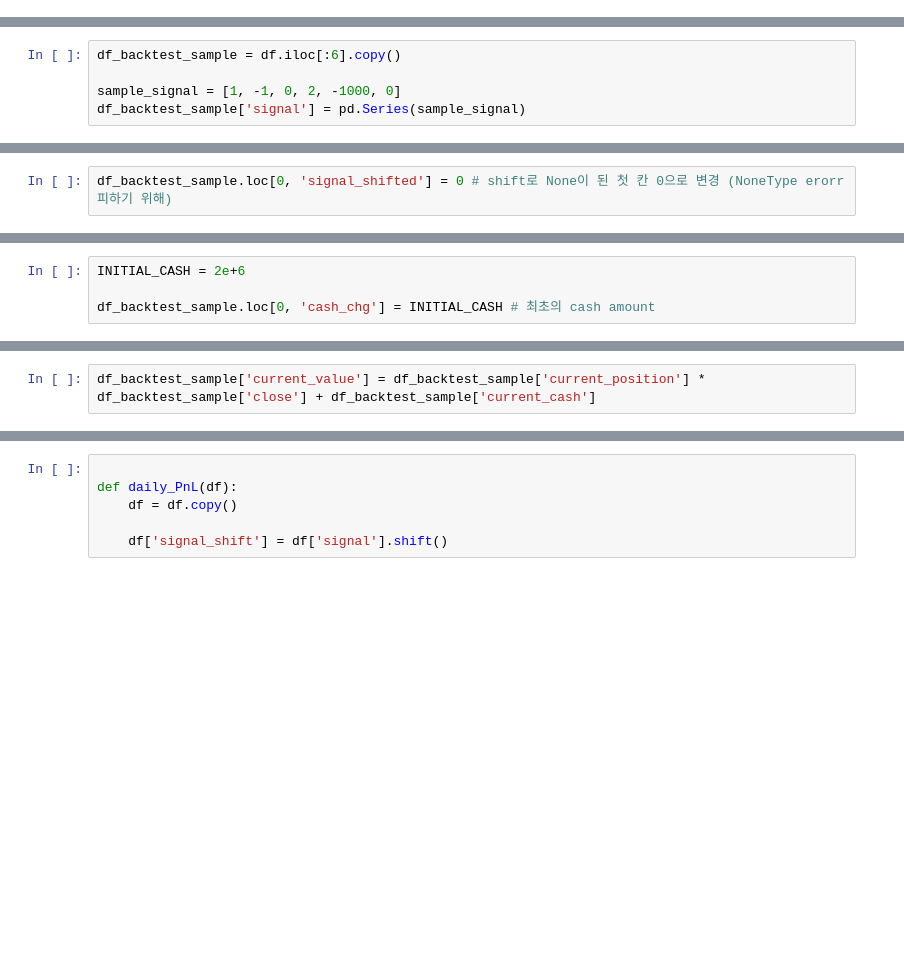
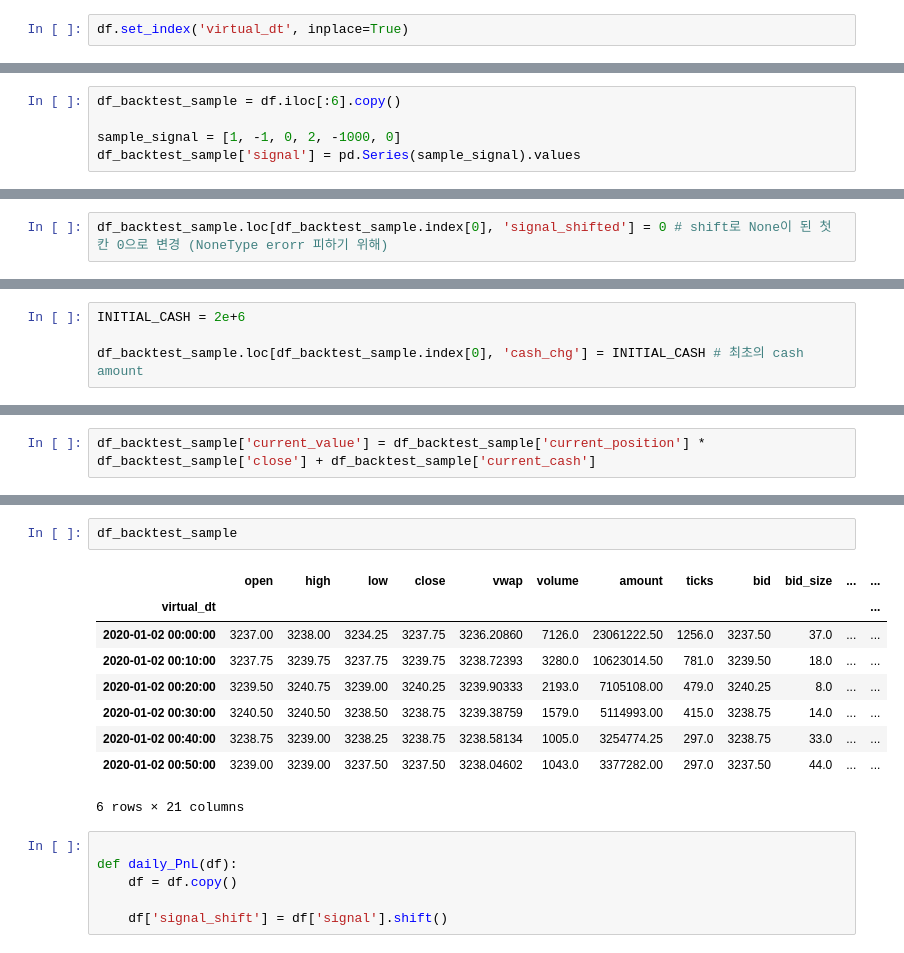
Before and after one commit to jaepil-choi/hanaquantchallenge, a Jupyter notebook: eda.ipynb, the cells around one changed output, grey strips where cells are left out. Saved outputs shown, nothing was run; the diff lists cells and outputs as text; blank space fills up the shorter version.

Commit message:
[FIX] : Fix df to use virtual_dt timestamp as index

```diff
--- a/eda.ipynb
+++ b/eda.ipynb
@@ -63,6 +63,8 @@ df['virtual_dt'] = pd.to_datetime(df['virtual_dt'])
 df['tr_date'] = pd.to_datetime(df['tr_date'])
 # %%
 df['KST'] = pd.to_datetime(df['KST'])
+# %%
+df.set_index('virtual_dt', inplace=True)
 # %%
 df.to_pickle(data_path / 'data_quanttrading.pickle')
 # %% [markdown]
@@ -160,4 +162,4 @@ def trade(
 df_backtest_sample = df.iloc[:6].copy()
 
 sample_signal = [1, -1, 0, 2, -1000, 0]
-df_backtest_sample['signal'] = pd.Series(sample_signal)
+df_backtest_sample['signal'] = pd.Series(sample_signal).values
@@ -167,7 +171,7 @@ df_backtest_sample['signal_shifted'] = df_backtest_sample['signal'].shift()
 df_backtest_sample['position_chg'] = np.nan
 df_backtest_sample['cash_chg'] = np.nan
 # %%
-df_backtest_sample.loc[0, 'signal_shifted'] = 0 # shift로 None이 된 첫 칸 0으로 변경 (NoneType erorr 피하기 위해)
+df_backtest_sample.loc[df_backtest_sample.index[0], 'signal_shifted'] = 0 # shift로 None이 된 첫 칸 0으로 변경 (NoneType erorr 피하기 위해)
 # %%
 df_backtest_sample['position_chg'] = df_backtest_sample.apply(
     lambda row: trade(
@@ -193,7 +197,7 @@ df_backtest_sample['cash_chg'] = df_backtest_sample.apply(
 # %%
 INITIAL_CASH = 2e+6
 
-df_backtest_sample.loc[0, 'cash_chg'] = INITIAL_CASH # 최초의 cash amount
+df_backtest_sample.loc[df_backtest_sample.index[0], 'cash_chg'] = INITIAL_CASH # 최초의 cash amount
 # %%
 df_backtest_sample['current_position'] = df_backtest_sample['position_chg'].cumsum()
 # %%
@@ -214,3 +218,15 @@ df_backtest_sample['current_value']
+# %%
+df_backtest_sample
+# %% [output]
+|  | open | high | low | close | vwap | volume | amount | ticks | bid | bid_size | ... | ... |
+| virtual_dt |  |  |  |  |  |  |  |  |  |  |  | ... |
+| 2020-01-02 00:00:00 | 3237.00 | 3238.00 | 3234.25 | 3237.75 | 3236.20860 | 7126.0 | 23061222.50 | 1256.0 | 3237.50 | 37.0 | ... | ... |
+| 2020-01-02 00:10:00 | 3237.75 | 3239.75 | 3237.75 | 3239.75 | 3238.72393 | 3280.0 | 10623014.50 | 781.0 | 3239.50 | 18.0 | ... | ... |
+| 2020-01-02 00:20:00 | 3239.50 | 3240.75 | 3239.00 | 3240.25 | 3239.90333 | 2193.0 | 7105108.00 | 479.0 | 3240.25 | 8.0 | ... | ... |
+| 2020-01-02 00:30:00 | 3240.50 | 3240.50 | 3238.50 | 3238.75 | 3239.38759 | 1579.0 | 5114993.00 | 415.0 | 3238.75 | 14.0 | ... | ... |
+| 2020-01-02 00:40:00 | 3238.75 | 3239.00 | 3238.25 | 3238.75 | 3238.58134 | 1005.0 | 3254774.25 | 297.0 | 3238.75 | 33.0 | ... | ... |
+| 2020-01-02 00:50:00 | 3239.00 | 3239.00 | 3237.50 | 3237.50 | 3238.04602 | 1043.0 | 3377282.00 | 297.0 | 3237.50 | 44.0 | ... | ... |
+6 rows × 21 columns
 # %%
 
 def daily_PnL(df):
```
Also changed, not shown: parts of 6 cells of this notebook, 1 other file.
